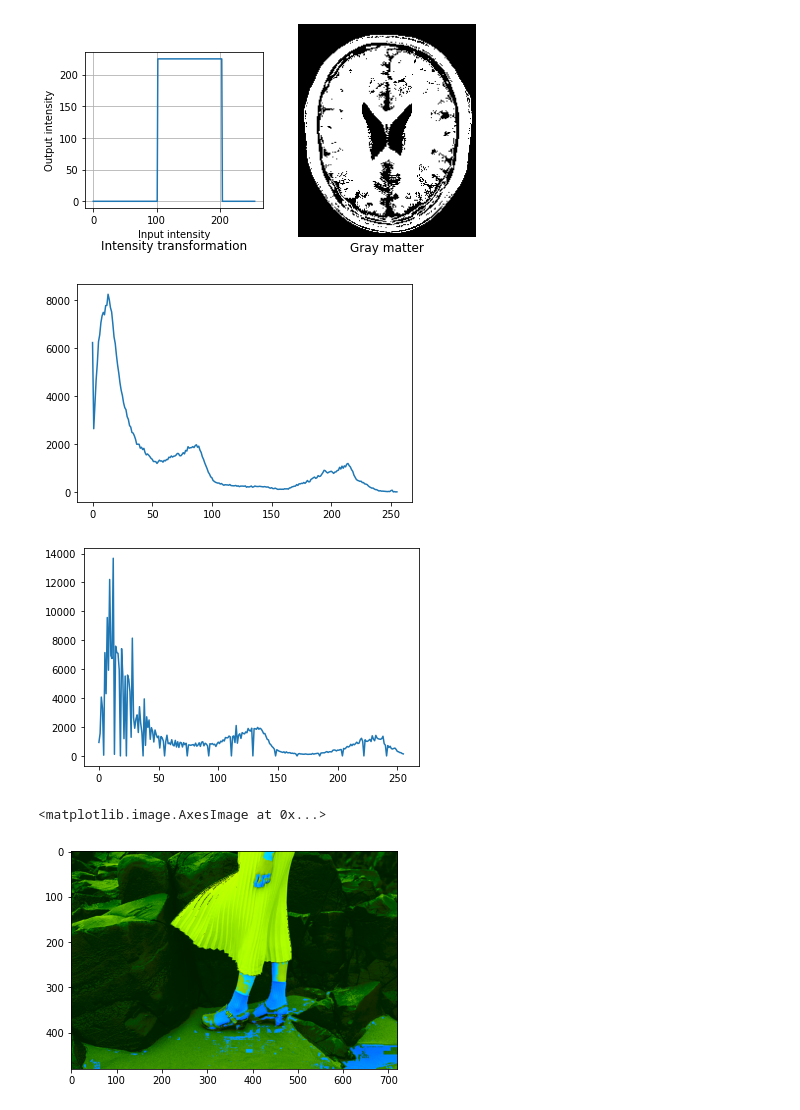
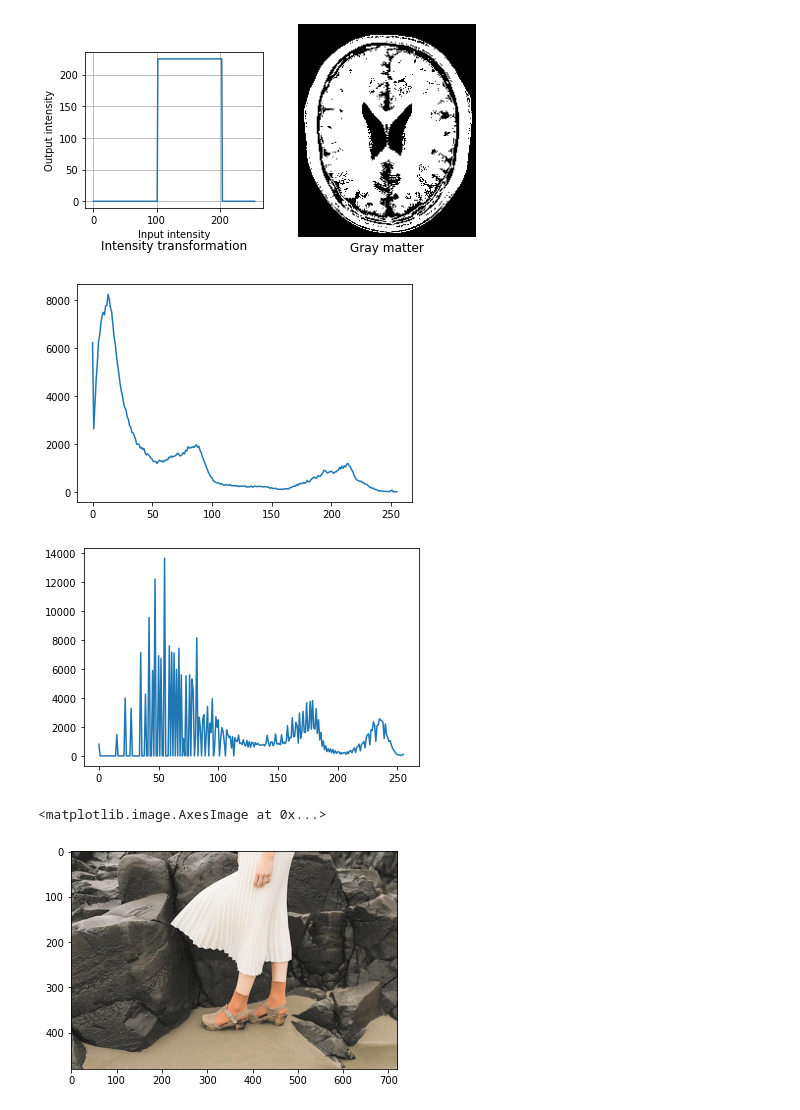
Before and after one commit to Kithdara/assignment_1, a Jupyter notebook: image_assignment_1.ipynb, the cells around one changed output. Saved outputs shown, nothing was run; the diff lists cells and outputs as text; code cells hidden in the pictures.

```diff
--- a/image_assignment_1.ipynb
+++ b/image_assignment_1.ipynb
@@ -74,40 +74,40 @@ plt.show()
 # %%
 import numpy as np
 import cv2 as cv
 import matplotlib.pyplot as plt
 
 img = cv.imread("highlights_and_shadows.jpg",cv.IMREAD_COLOR)
 img_hist = cv.calcHist([img],[0],None,[256],[0,256])
 f,a = plt.subplots()
 a.plot(img_hist)
 plt.show()
-img = cv.cvtColor(img,cv.COLOR_BGR2Lab)
+img = cv.cvtColor(img,cv.COLOR_BGR2LAB)
 L,a,b = cv.split(img)
 
 
-gamma = 0.99
-t_L = np.array([p/255**gamma*255 for p in range(0,256)]).astype(np.uint8)
-L_new=cv.LUT(L,t_L)
+gamma = 0.5
+t_L = np.array([(p/255.0)**gamma*255 for p in L]).astype(np.uint8)
 
-gamma = 1.1
+
+gamma = 1
 t_a = np.array([p/255**gamma*255 for p in range(0,256)]).astype(np.uint8)
 a_new=cv.LUT(a,t_a)
 
-gamma = 0.9
+gamma = 1
 t_b = np.array([p/255**gamma*255 for p in range(0,256)]).astype(np.uint8)
 b_new=cv.LUT(b,t_b)
 
-img2= cv.merge([L_new,a_new,b_new])
+img2= cv.merge([t_L,a_new,b_new])
 img_hist = cv.calcHist([img2],[0],None,[256],[0,256])
 f,a = plt.subplots()
 a.plot(img_hist)
 plt.show()
-img2=cv.cvtColor(img2,cv.COLOR_Lab2RGB)
+img3=cv.cvtColor(img2,cv.COLOR_Lab2RGB)
 img=cv.cvtColor(img,cv.COLOR_Lab2RGB)
 fig,ax= plt.subplots()
-ax.imshow(img2)
+ax.imshow(img3)
 # %% [output]
 [figure]
-[figure, old version]
+[figure, new version]
 <matplotlib.image.AxesImage at 0x...>
-[figure, old version]
+[figure, new version]
```
Also changed, not shown: parts of 4 cells of this notebook, 2 other files.
